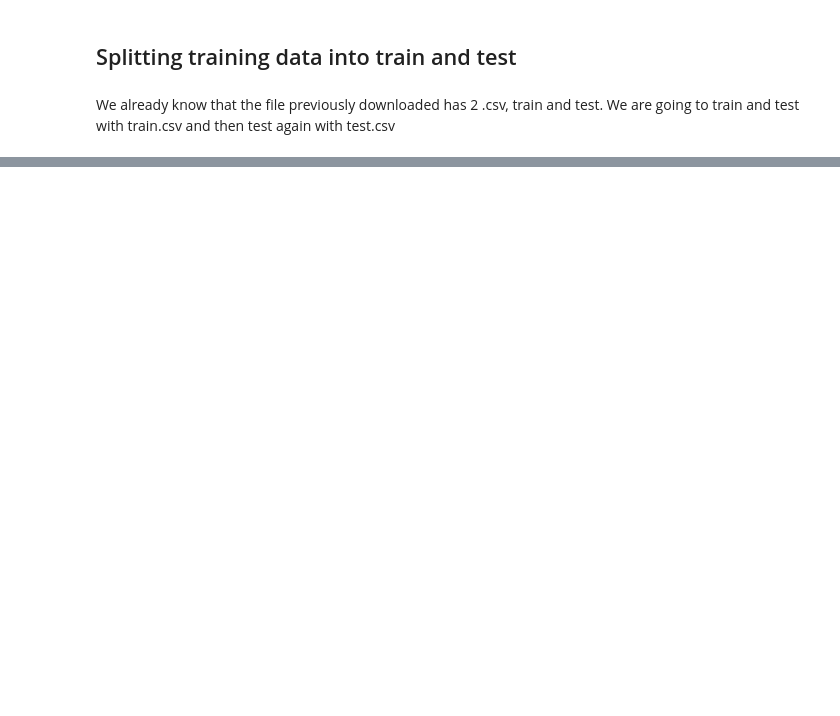
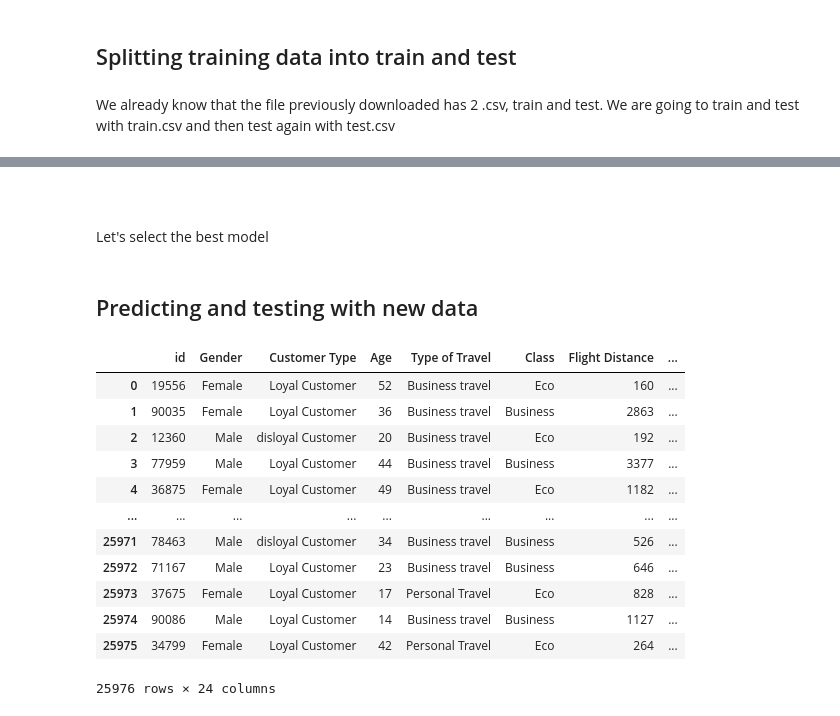
Before and after one commit to jolual2747/airline-passenger-satisfaction, a Jupyter notebook: notebook.ipynb, the cells around one changed output, grey strips where cells are left out. Saved outputs shown, nothing was run; the diff lists cells and outputs as text; code cells hidden in the pictures; blank space fills up the shorter version.

Commit message:
testing models

```diff
--- a/notebook.ipynb
+++ b/notebook.ipynb
@@ -230,0 +364,4 @@ X_test shape: (20781, 26), y_test shape: (20781, 1)
+# %% [markdown]
+####
+# %% [markdown]
+Let's select the best model
@@ -230,0 +372,18 @@ X_test shape: (20781, 26), y_test shape: (20781, 1)
+# %% [markdown]
+## Predicting and testing with new data
+# %%
+pd.read_csv('datasets/test.csv', index_col = 0)
+# %% [output]
+|  | id | Gender | Customer Type | Age | Type of Travel | Class | Flight Distance | ... |
+| 0 | 19556 | Female | Loyal Customer | 52 | Business travel | Eco | 160 | ... |
+| 1 | 90035 | Female | Loyal Customer | 36 | Business travel | Business | 2863 | ... |
+| 2 | 12360 | Male | disloyal Customer | 20 | Business travel | Eco | 192 | ... |
+| 3 | 77959 | Male | Loyal Customer | 44 | Business travel | Business | 3377 | ... |
+| 4 | 36875 | Female | Loyal Customer | 49 | Business travel | Eco | 1182 | ... |
+| ... | ... | ... | ... | ... | ... | ... | ... | ... |
+| 25971 | 78463 | Male | disloyal Customer | 34 | Business travel | Business | 526 | ... |
+| 25972 | 71167 | Male | Loyal Customer | 23 | Business travel | Business | 646 | ... |
+| 25973 | 37675 | Female | Loyal Customer | 17 | Personal Travel | Eco | 828 | ... |
+| 25974 | 90086 | Male | Loyal Customer | 14 | Business travel | Business | 1127 | ... |
+| 25975 | 34799 | Female | Loyal Customer | 42 | Personal Travel | Eco | 264 | ... |
+25976 rows × 24 columns
```
Also changed, not shown: parts of 27 cells of this notebook.
